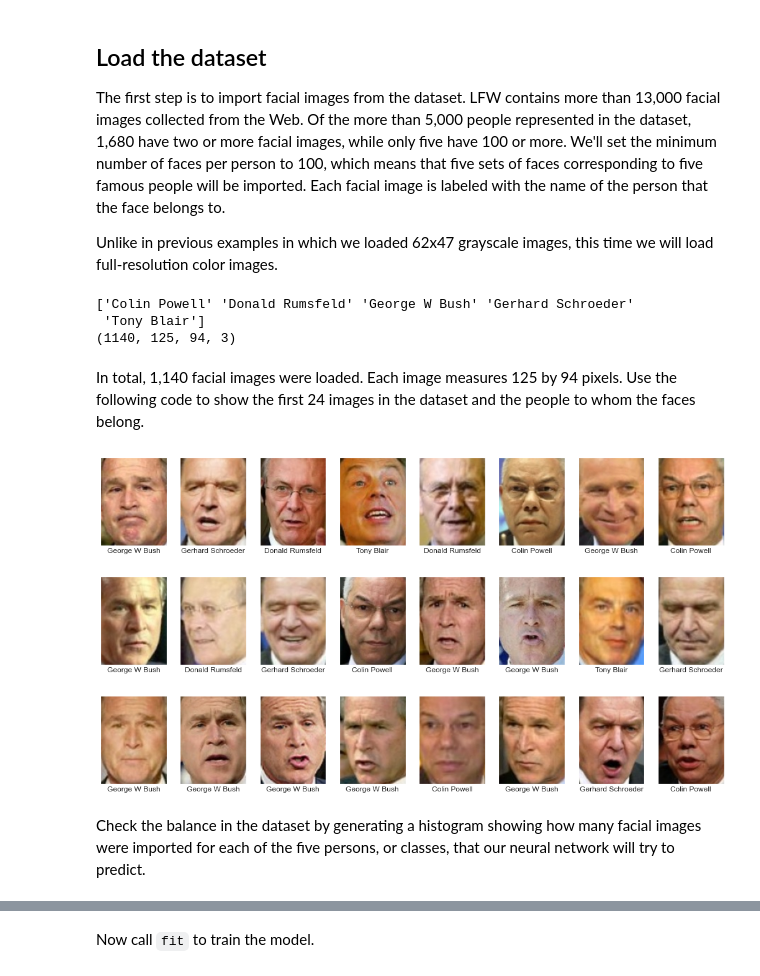
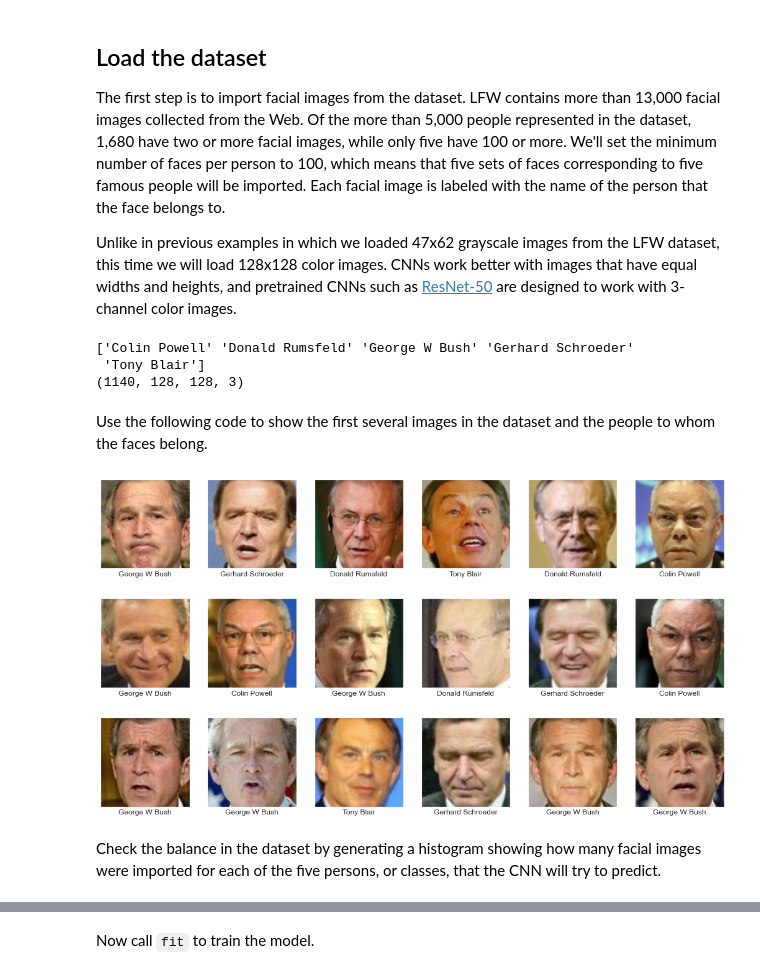
Before and after one commit to jeffprosise/Deep-Learning, a Jupyter notebook: Facial Recognition (CNN).ipynb, the cells around one changed output, grey strips where cells are left out. Saved outputs shown, nothing was run; the diff lists cells and outputs as text; code cells hidden in the pictures.

Commit message:
Updated facial-recognition CNN notebook

```diff
--- a/Facial Recognition (CNN).ipynb
+++ b/Facial Recognition (CNN).ipynb
@@ -9,13 +9,13 @@ State-of-the-art image classification typically isn't done with traditional neur
 
 The first step is to import facial images from the dataset. LFW contains more than 13,000 facial images collected from the Web. Of the more than 5,000 people represented in the dataset, 1,680 have two or more facial images, while only five have 100 or more. We'll set the minimum number of faces per person to 100, which means that five sets of faces corresponding to five famous people will be imported. Each facial image is labeled with the name of the person that the face belongs to.
 
-Unlike in previous examples in which we loaded 62x47 grayscale images, this time we will load full-resolution color images.
+Unlike in previous examples in which we loaded 47x62 grayscale images from the LFW dataset, this time we will load 128x128 color images. CNNs work better with images that have equal widths and heights, and pretrained CNNs such as [ResNet-50](https://www.kaggle.com/keras/resnet50) are designed to work with 3-channel color images.
 # %%
 import numpy as np
 import pandas as pd
 from sklearn.datasets import fetch_lfw_people
 
-faces = fetch_lfw_people(min_faces_per_person=100, resize=1.0, color=True)
+faces = fetch_lfw_people(min_faces_per_person=100, resize=1.0, slice_=(slice(60, 188), slice(60, 188)), color=True)
 class_count = len(faces.target_names)
 
 print(faces.target_names)
@@ -23,23 +23,24 @@ print(faces.images.shape)
 # %% [output]
 ['Colin Powell' 'Donald Rumsfeld' 'George W Bush' 'Gerhard Schroeder'
  'Tony Blair']
-(1140, 125, 94, 3)
+(1140, 128, 128, 3)
 # %% [markdown]
-In total, 1,140 facial images were loaded. Each image measures 125 by 94 pixels. Use the following code to show the first 24 images in the dataset and the people to whom the faces belong.
+Use the following code to show the first several images in the dataset and the people to whom the faces belong.
 # %%
 %matplotlib inline
 import matplotlib.pyplot as plt
 import seaborn as sns
 sns.set()
 
-fig, ax = plt.subplots(3, 8, figsize=(18, 10))
+fig, ax = plt.subplots(3, 6, figsize=(18, 10))
+
 for i, axi in enumerate(ax.flat):
-    axi.imshow(faces.images[i] / 255) # Reduce pixel values to 0.0 to 1.0 so Matplotlib doesn't clip everything above 1.0
+    axi.imshow(faces.images[i] / 255) # Scale pixel values so Matplotlib doesn't clip everything above 1.0
     axi.set(xticks=[], yticks=[], xlabel=faces.target_names[faces.target[i]])
 # %% [output]
-[figure, old version]
+[figure, new version]
 # %% [markdown]
-Check the balance in the dataset by generating a histogram showing how many facial images were imported for each of the five persons, or classes, that our neural network will try to predict.
+Check the balance in the dataset by generating a histogram showing how many facial images were imported for each of the five persons, or classes, that the CNN will try to predict.
 # %%
 from collections import Counter
 counts = Counter(faces.target)
```
Also changed, not shown: parts of 16 cells of this notebook, 1 other file.
